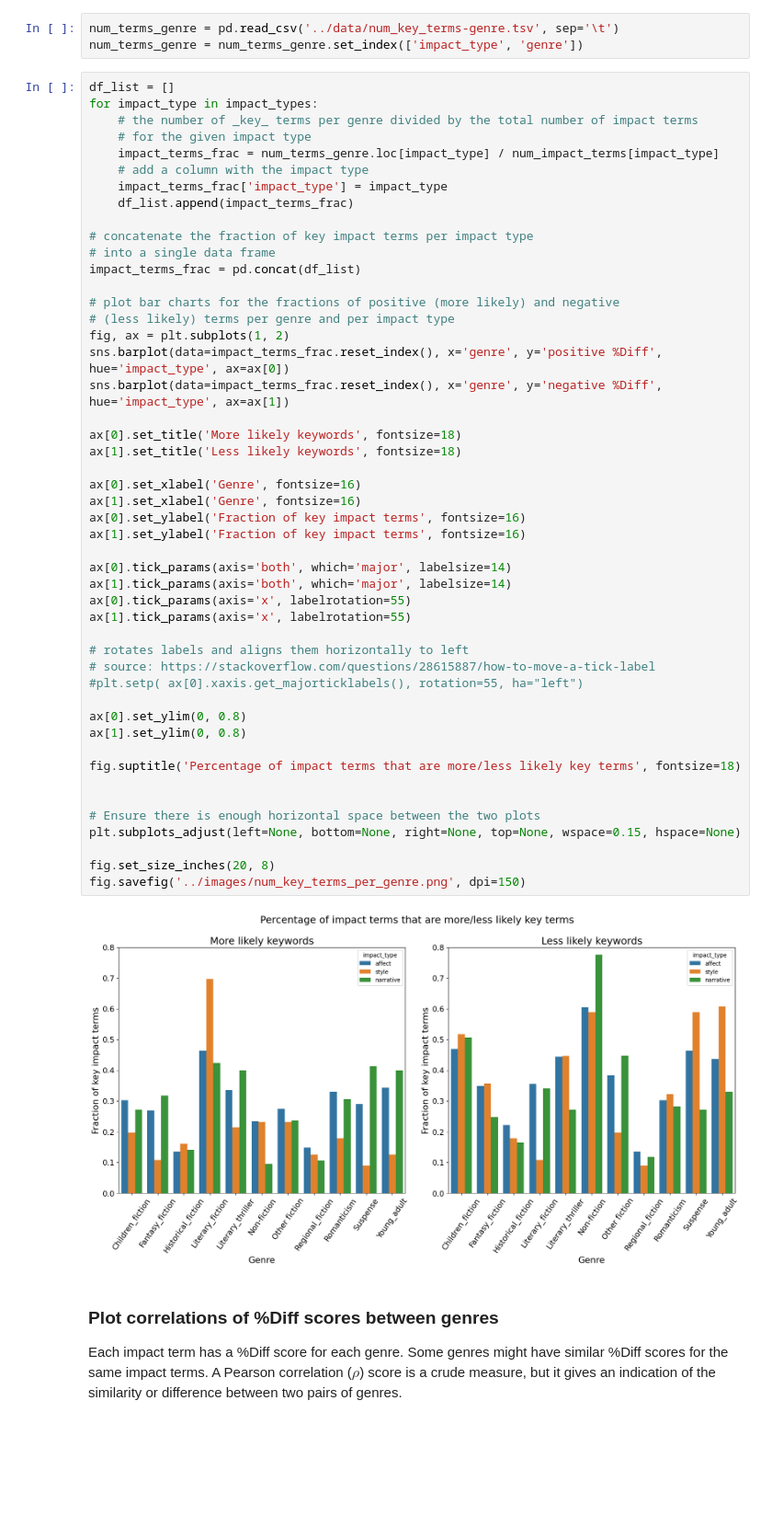
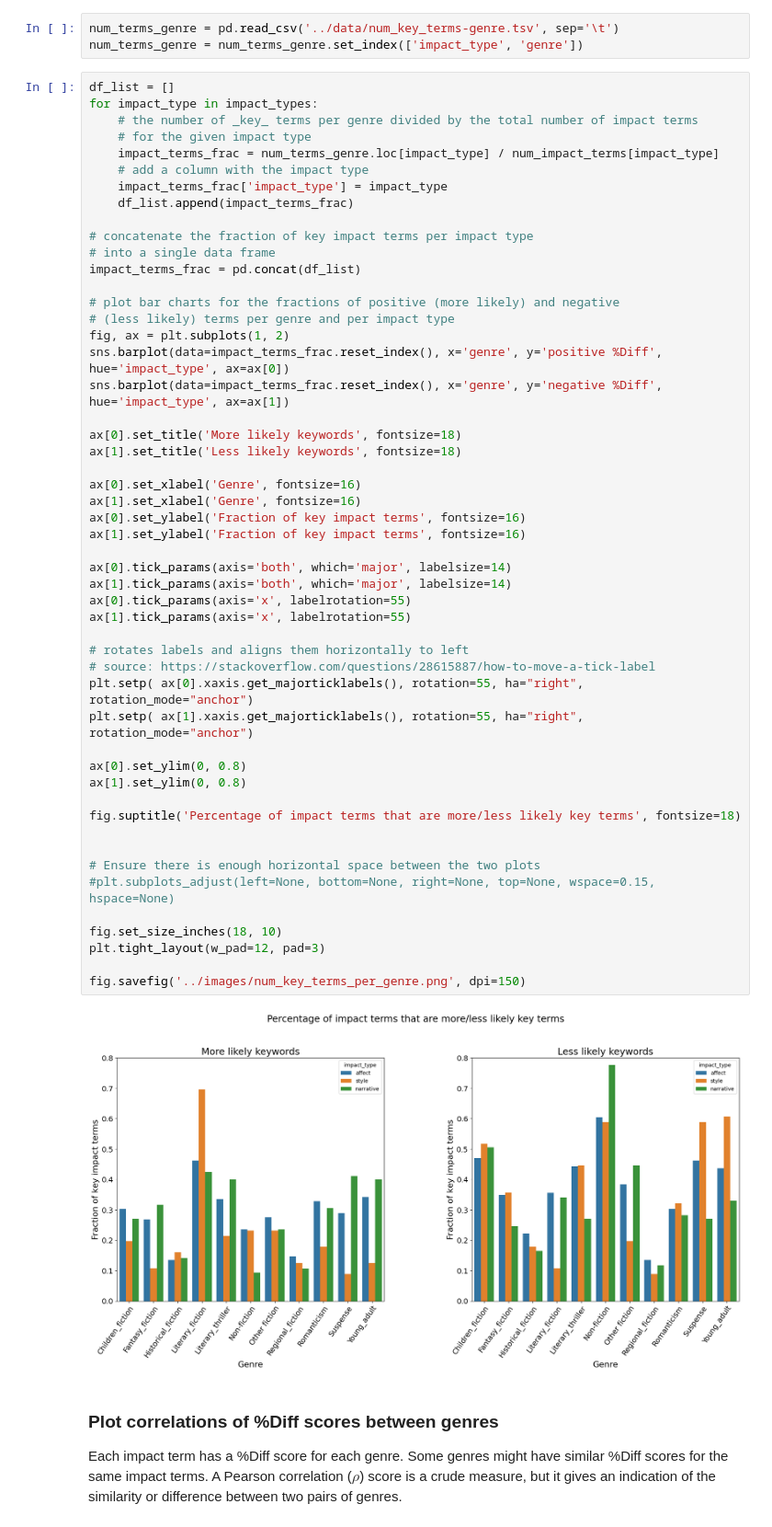
Before and after one commit to impact-and-fiction/jcls-2024-topic-genre-impact, a Jupyter notebook: notebooks/keyness-analysis-percent_diff-genre.ipynb, the cells around one changed output. Shown at 92% size. Cells and saved outputs as stored; diff of their text form; blank space fills up the shorter version.

```diff
--- a/notebooks/keyness-analysis-percent_diff-genre.ipynb
+++ b/notebooks/keyness-analysis-percent_diff-genre.ipynb
@@ -423,37 +451,40 @@ impact_terms_frac = pd.concat(df_list)
 fig, ax = plt.subplots(1, 2)
 sns.barplot(data=impact_terms_frac.reset_index(), x='genre', y='positive %Diff', hue='impact_type', ax=ax[0])
 sns.barplot(data=impact_terms_frac.reset_index(), x='genre', y='negative %Diff', hue='impact_type', ax=ax[1])
 
 ax[0].set_title('More likely keywords', fontsize=18)
 ax[1].set_title('Less likely keywords', fontsize=18)
 
 ax[0].set_xlabel('Genre', fontsize=16)
 ax[1].set_xlabel('Genre', fontsize=16)
 ax[0].set_ylabel('Fraction of key impact terms', fontsize=16)
 ax[1].set_ylabel('Fraction of key impact terms', fontsize=16)
 
 ax[0].tick_params(axis='both', which='major', labelsize=14)
 ax[1].tick_params(axis='both', which='major', labelsize=14)
 ax[0].tick_params(axis='x', labelrotation=55)
 ax[1].tick_params(axis='x', labelrotation=55)
 
 # rotates labels and aligns them horizontally to left
 # source: https://stackoverflow.com/questions/28615887/how-to-move-a-tick-label
-#plt.setp( ax[0].xaxis.get_majorticklabels(), rotation=55, ha="left")
+plt.setp( ax[0].xaxis.get_majorticklabels(), rotation=55, ha="right", rotation_mode="anchor")
+plt.setp( ax[1].xaxis.get_majorticklabels(), rotation=55, ha="right", rotation_mode="anchor")
 
 ax[0].set_ylim(0, 0.8)
 ax[1].set_ylim(0, 0.8)
 
 fig.suptitle('Percentage of impact terms that are more/less likely key terms', fontsize=18)
 
 
 # Ensure there is enough horizontal space between the two plots
-plt.subplots_adjust(left=None, bottom=None, right=None, top=None, wspace=0.15, hspace=None)
+#plt.subplots_adjust(left=None, bottom=None, right=None, top=None, wspace=0.15, hspace=None)
 
-fig.set_size_inches(20, 8)
+fig.set_size_inches(18, 10)
+plt.tight_layout(w_pad=12, pad=3)
+
 fig.savefig('../images/num_key_terms_per_genre.png', dpi=150)
 # %% [output]
-[figure, old version]
+[figure, new version]
 # %% [markdown]
 ### Plot correlations of %Diff scores between genres
 
```
Also changed, not shown: parts of 4 cells of this notebook, 7 other files.
